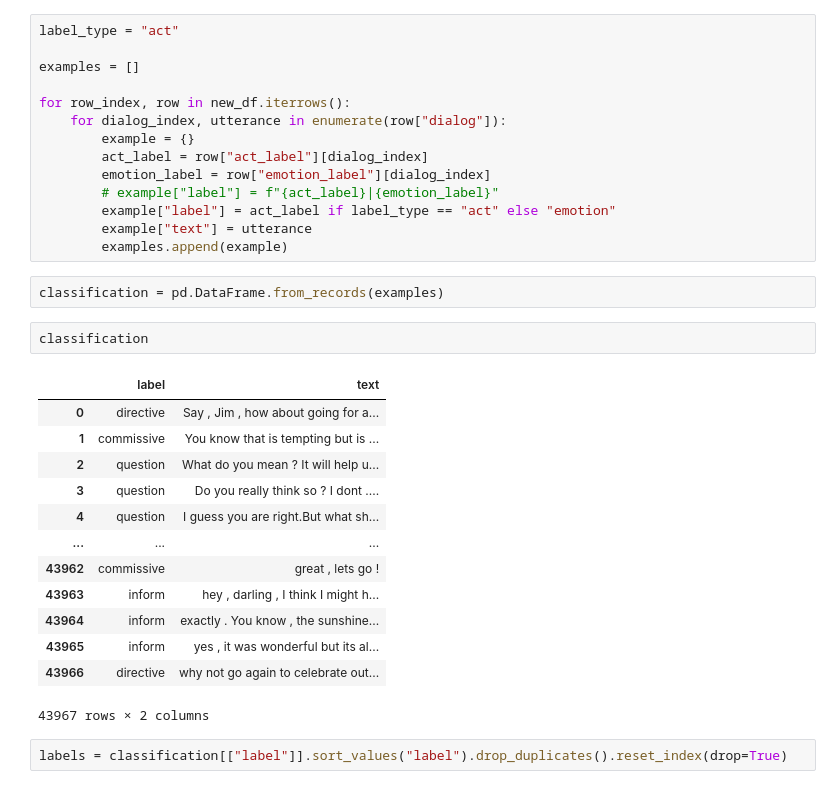
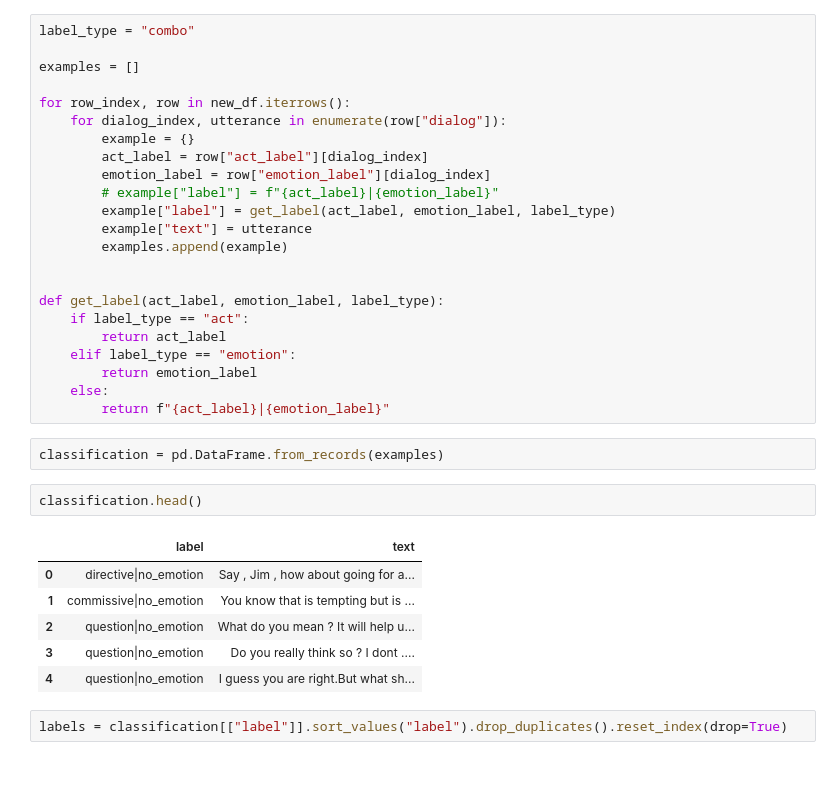
Before and after one commit to SolipsisAI/research, a Jupyter notebook: notebooks/daily_dialog.ipynb, the cells around one changed output. Drawn from its saved outputs; the diff is of its cells as text.

Commit message:
Specify label type

```diff
--- a/notebooks/daily_dialog.ipynb
+++ b/notebooks/daily_dialog.ipynb
@@ -199,7 +199,7 @@ new_df.iloc[0]["dialog"]
 # %% [markdown]
  # Prepare for Classification
 # %%
-label_type = "act"
+label_type = "combo"
 
 examples = []
 
@@ -209,27 +209,29 @@ for row_index, row in new_df.iterrows():
         act_label = row["act_label"][dialog_index]
         emotion_label = row["emotion_label"][dialog_index]
         # example["label"] = f"{act_label}|{emotion_label}"
-        example["label"] = act_label if label_type == "act" else "emotion"
+        example["label"] = get_label(act_label, emotion_label, label_type)
         example["text"] = utterance
         examples.append(example)
+
+
+def get_label(act_label, emotion_label, label_type):
+    if label_type == "act":
+        return act_label
+    elif label_type == "emotion":
+        return emotion_label
+    else:
+        return f"{act_label}|{emotion_label}"
 # %%
 classification = pd.DataFrame.from_records(examples)
 # %%
-classification
+classification.head()
 # %% [output]
 |  | label | text |
-| 0 | directive | Say , Jim , how about going for a... |
-| 1 | commissive | You know that is tempting but is ... |
-| 2 | question | What do you mean ? It will help u... |
-| 3 | question | Do you really think so ? I dont .... |
-| 4 | question | I guess you are right.But what sh... |
-| ... | ... | ... |
-| 43962 | commissive | great , lets go ! |
-| 43963 | inform | hey , darling , I think I might h... |
-| 43964 | inform | exactly . You know , the sunshine... |
-| 43965 | inform | yes , it was wonderful but its al... |
-| 43966 | directive | why not go again to celebrate out... |
+| 0 | directive|no_emotion | Say , Jim , how about going for a... |
+| 1 | commissive|no_emotion | You know that is tempting but is ... |
+| 2 | question|no_emotion | What do you mean ? It will help u... |
+| 3 | question|no_emotion | Do you really think so ? I dont .... |
+| 4 | question|no_emotion | I guess you are right.But what sh... |
-43967 rows × 2 columns
 # %%
 labels = classification[["label"]].sort_values("label").drop_duplicates().reset_index(drop=True)
 # %%
```
Also changed, not shown: parts of 17 cells of this notebook.
